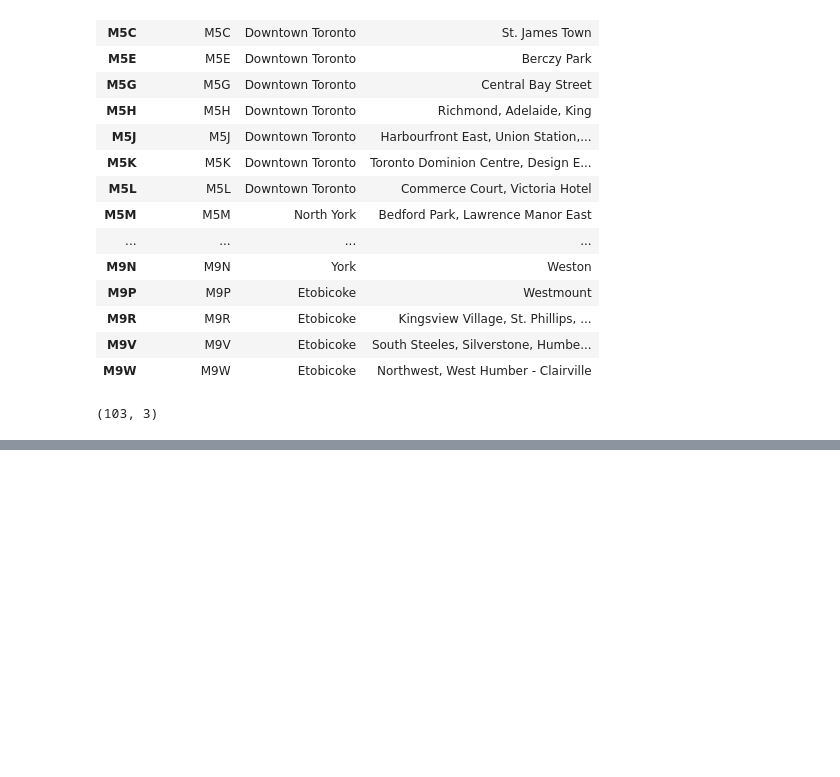
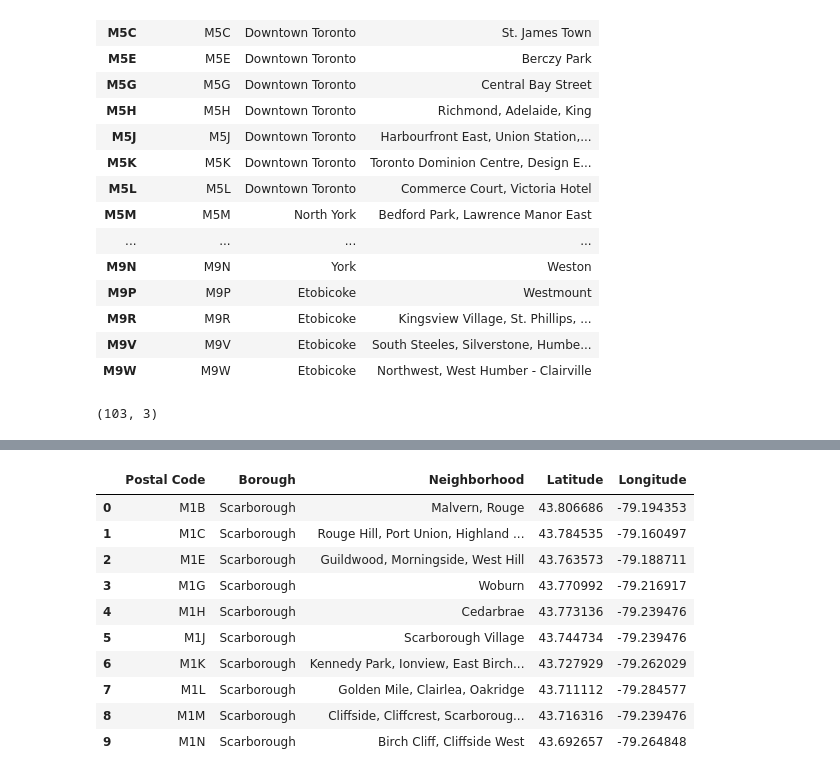
Before and after one commit to bladva/CourseraCapstone, a Jupyter notebook: Week3_PeerGradedAssignment.ipynb, the cells around one changed output, grey strips where cells are left out. Saved outputs shown, nothing was run; the diff lists cells and outputs as text; code cells hidden in the pictures; blank space fills up the shorter version.

```diff
--- a/Week3_PeerGradedAssignment.ipynb
+++ b/Week3_PeerGradedAssignment.ipynb
@@ -104,0 +142,16 @@ df.shape
+# %%
+#Left join based on df using Postal Code as key
+df_new = pd.merge(df,df_coordinates,on='Postal Code',how='left')
+df_new.head(10)
+# %% [output]
+|  | Postal Code | Borough | Neighborhood | Latitude | Longitude |
+| 0 | M1B | Scarborough | Malvern, Rouge | 43.806686 | -79.194353 |
+| 1 | M1C | Scarborough | Rouge Hill, Port Union, Highland ... | 43.784535 | -79.160497 |
+| 2 | M1E | Scarborough | Guildwood, Morningside, West Hill | 43.763573 | -79.188711 |
+| 3 | M1G | Scarborough | Woburn | 43.770992 | -79.216917 |
+| 4 | M1H | Scarborough | Cedarbrae | 43.773136 | -79.239476 |
+| 5 | M1J | Scarborough | Scarborough Village | 43.744734 | -79.239476 |
+| 6 | M1K | Scarborough | Kennedy Park, Ionview, East Birch... | 43.727929 | -79.262029 |
+| 7 | M1L | Scarborough | Golden Mile, Clairlea, Oakridge | 43.711112 | -79.284577 |
+| 8 | M1M | Scarborough | Cliffside, Cliffcrest, Scarboroug... | 43.716316 | -79.239476 |
+| 9 | M1N | Scarborough | Birch Cliff, Cliffside West | 43.692657 | -79.264848 |
```
Also changed, not shown: parts of 7 cells of this notebook.
